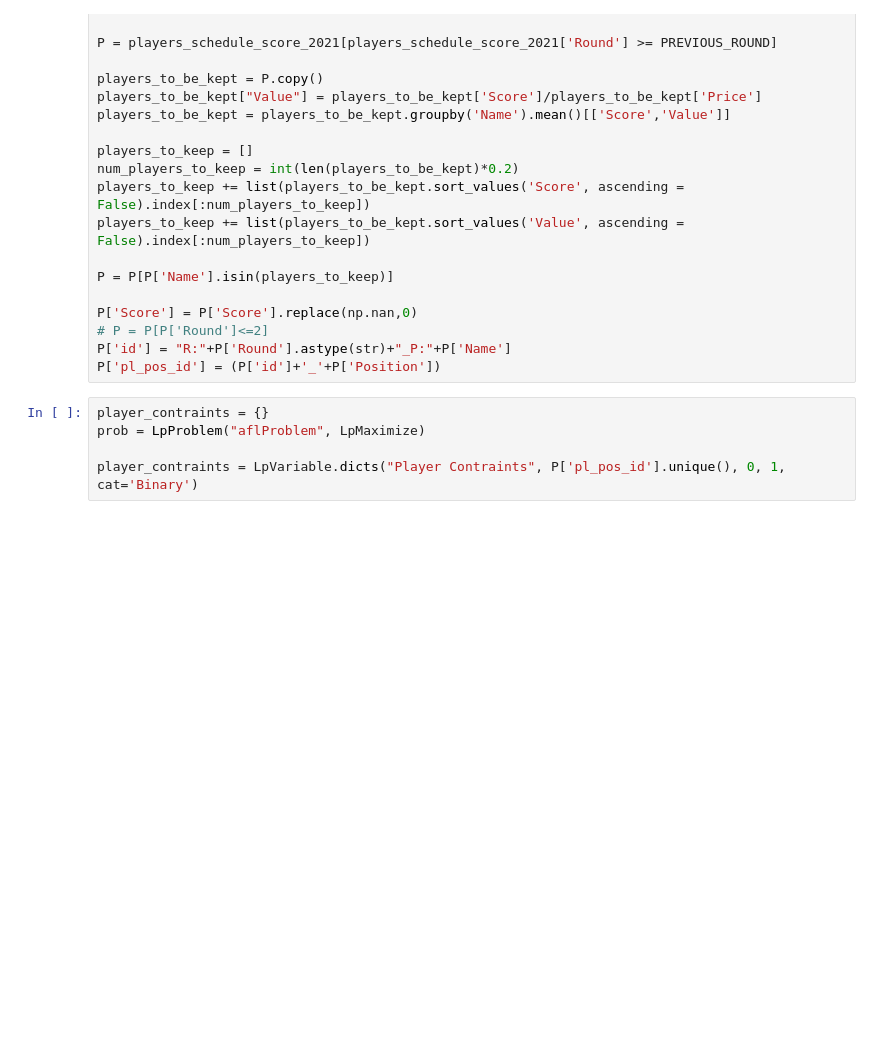
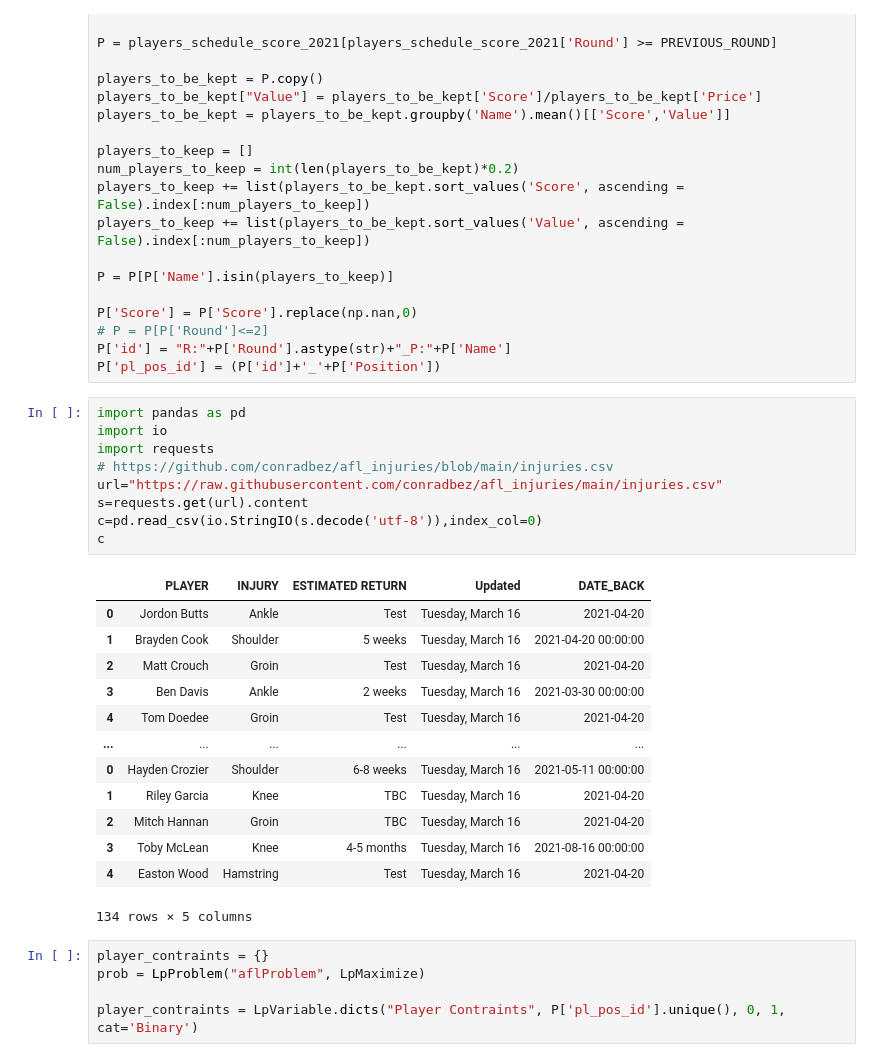
Before and after one commit to conradbez/afl_optimiser, a Jupyter notebook: AFL_optimise.ipynb, the cells around one changed output. Cells and saved outputs as stored; diff of their text form; blank space fills up the shorter version.

```diff
--- a/AFL_optimise.ipynb
+++ b/AFL_optimise.ipynb
@@ -57,6 +57,29 @@ P['Score'] = P['Score'].replace(np.nan,0)
 # P = P[P['Round']<=2]
 P['id'] = "R:"+P['Round'].astype(str)+"_P:"+P['Name']
 P['pl_pos_id'] = (P['id']+'_'+P['Position'])
+# %%
+import pandas as pd
+import io
+import requests
+# https://github.com/conradbez/afl_injuries/blob/main/injuries.csv
+url="https://raw.githubusercontent.com/conradbez/afl_injuries/main/injuries.csv"
+s=requests.get(url).content
+c=pd.read_csv(io.StringIO(s.decode('utf-8')),index_col=0)
+c
+# %% [output]
+|  | PLAYER | INJURY | ESTIMATED RETURN | Updated | DATE_BACK |
+| 0 | Jordon Butts | Ankle | Test | Tuesday, March 16 | 2021-04-20 |
+| 1 | Brayden Cook | Shoulder | 5 weeks | Tuesday, March 16 | 2021-04-20 00:00:00 |
+| 2 | Matt Crouch | Groin | Test | Tuesday, March 16 | 2021-04-20 |
+| 3 | Ben Davis | Ankle | 2 weeks | Tuesday, March 16 | 2021-03-30 00:00:00 |
+| 4 | Tom Doedee | Groin | Test | Tuesday, March 16 | 2021-04-20 |
+| ... | ... | ... | ... | ... | ... |
+| 0 | Hayden Crozier | Shoulder | 6-8 weeks | Tuesday, March 16 | 2021-05-11 00:00:00 |
+| 1 | Riley Garcia | Knee | TBC | Tuesday, March 16 | 2021-04-20 |
+| 2 | Mitch Hannan | Groin | TBC | Tuesday, March 16 | 2021-04-20 |
+| 3 | Toby McLean | Knee | 4-5 months | Tuesday, March 16 | 2021-08-16 00:00:00 |
+| 4 | Easton Wood | Hamstring | Test | Tuesday, March 16 | 2021-04-20 |
+134 rows × 5 columns
 # %%
 player_contraints = {}
 prob = LpProblem("aflProblem", LpMaximize)
```
Also changed, not shown: parts of 1 cell of this notebook, 3 other files.
